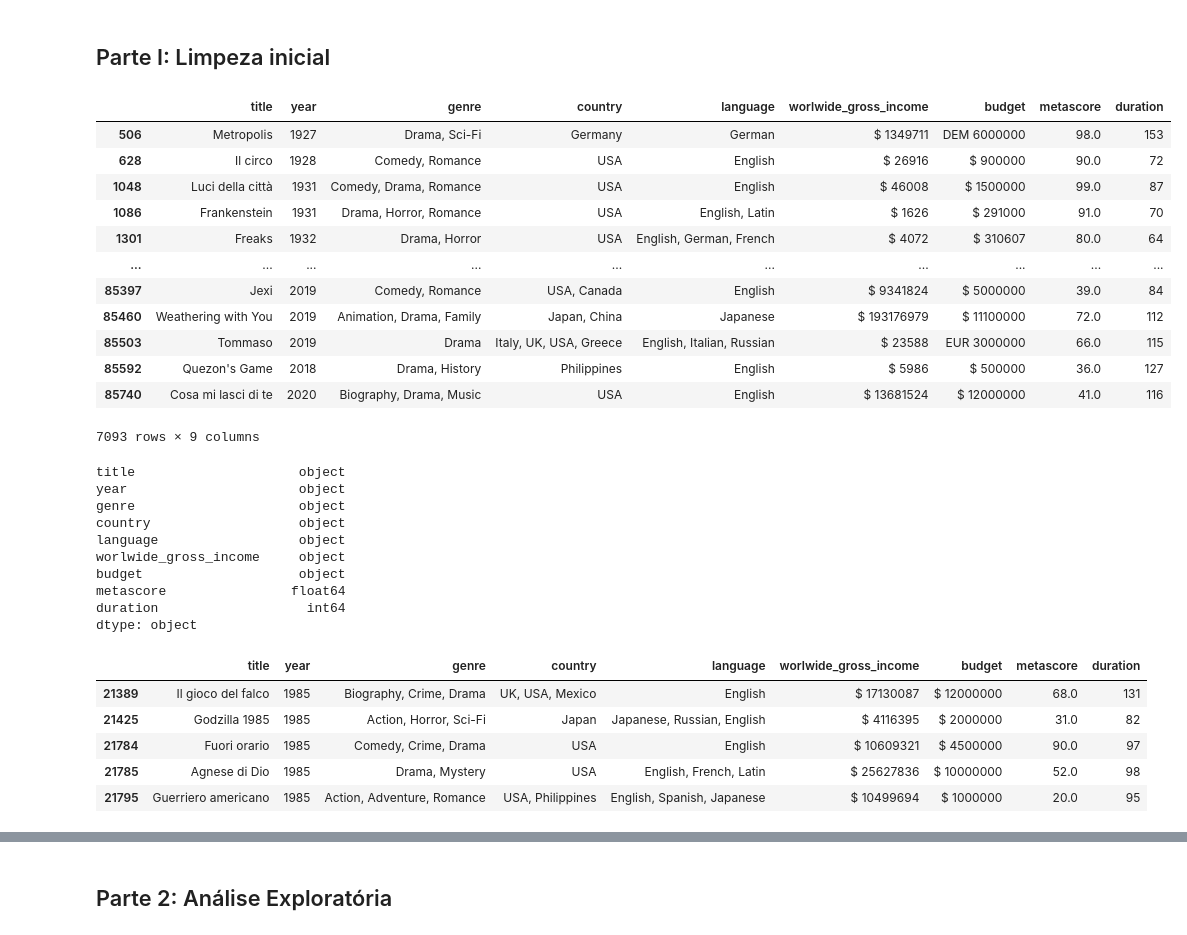
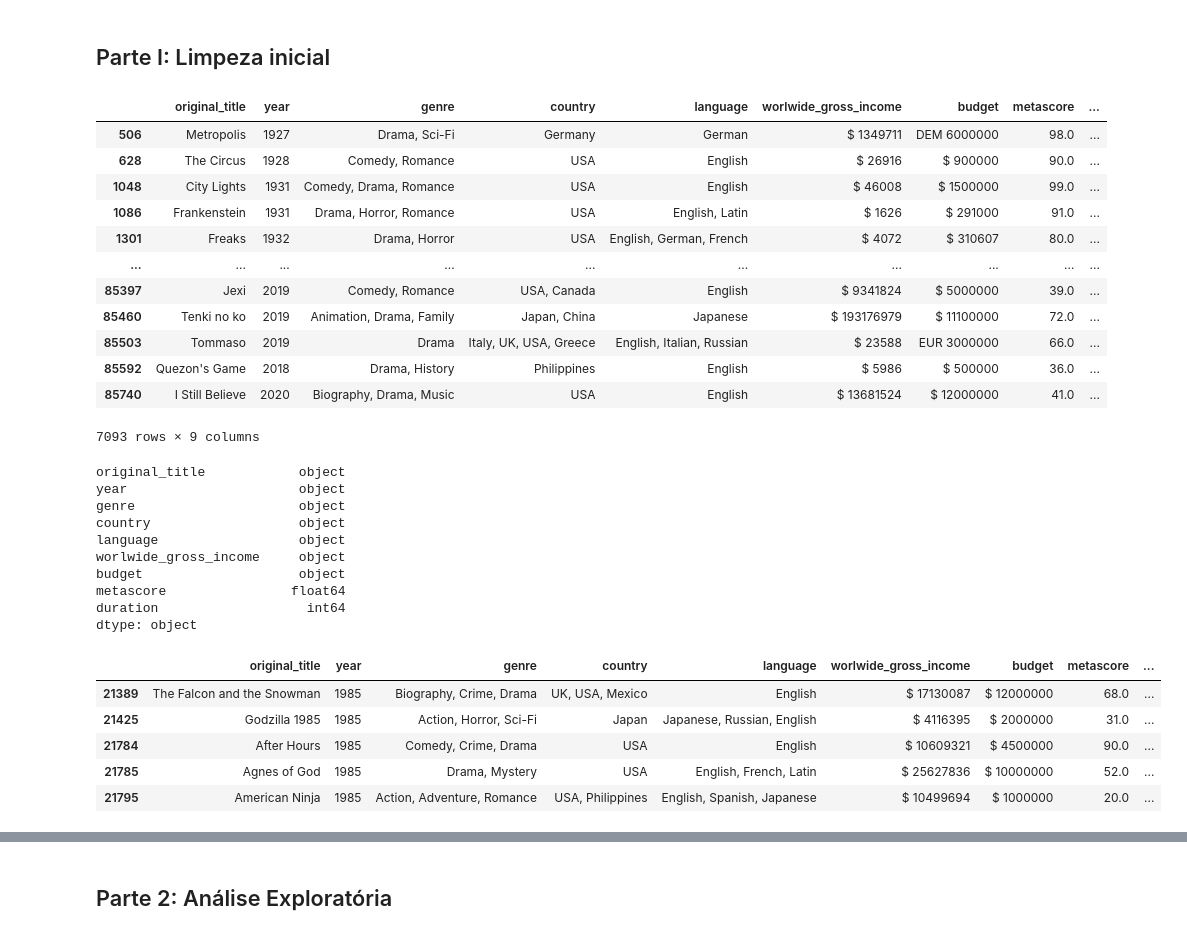
Before and after one commit to gabrielonishi/film-metascore-prediction, a Jupyter notebook: Projeto-2.ipynb, the cells around one changed output, grey strips where cells are left out. Drawn from its saved outputs; the diff is of its cells as text; code cells hidden in the pictures.

```diff
--- a/Projeto-2.ipynb
+++ b/Projeto-2.ipynb
@@ -45,30 +49,30 @@ dados_bruto.head()
 <h2>Parte I: Limpeza inicial</h2>
 # %%
 #Seleção de Colunas relevantes
-dados = dados_bruto[['title','year', 'genre', 'country', 'language','worlwide_gross_income','budget', 'metascore', 'duration' ]]
+dados = dados_bruto[['original_title','year', 'genre', 'country', 'language','worlwide_gross_income','budget', 'metascore', 'duration' ]]
 
 #Remoção de valores nulos (NaN)
 dados = dados.dropna()
 dados
 # %% [output]
-|  | title | year | genre | country | language | worlwide_gross_income | budget | metascore | duration |
-| 506 | Metropolis | 1927 | Drama, Sci-Fi | Germany | German | $ 1349711 | DEM 6000000 | 98.0 | 153 |
-| 628 | Il circo | 1928 | Comedy, Romance | USA | English | $ 26916 | $ 900000 | 90.0 | 72 |
-| 1048 | Luci della città | 1931 | Comedy, Drama, Romance | USA | English | $ 46008 | $ 1500000 | 99.0 | 87 |
-| 1086 | Frankenstein | 1931 | Drama, Horror, Romance | USA | English, Latin | $ 1626 | $ 291000 | 91.0 | 70 |
-| 1301 | Freaks | 1932 | Drama, Horror | USA | English, German, French | $ 4072 | $ 310607 | 80.0 | 64 |
+|  | original_title | year | genre | country | language | worlwide_gross_income | budget | metascore | ... |
+| 506 | Metropolis | 1927 | Drama, Sci-Fi | Germany | German | $ 1349711 | DEM 6000000 | 98.0 | ... |
+| 628 | The Circus | 1928 | Comedy, Romance | USA | English | $ 26916 | $ 900000 | 90.0 | ... |
+| 1048 | City Lights | 1931 | Comedy, Drama, Romance | USA | English | $ 46008 | $ 1500000 | 99.0 | ... |
+| 1086 | Frankenstein | 1931 | Drama, Horror, Romance | USA | English, Latin | $ 1626 | $ 291000 | 91.0 | ... |
+| 1301 | Freaks | 1932 | Drama, Horror | USA | English, German, French | $ 4072 | $ 310607 | 80.0 | ... |
 | ... | ... | ... | ... | ... | ... | ... | ... | ... | ... |
-| 85397 | Jexi | 2019 | Comedy, Romance | USA, Canada | English | $ 9341824 | $ 5000000 | 39.0 | 84 |
-| 85460 | Weathering with You | 2019 | Animation, Drama, Family | Japan, China | Japanese | $ 193176979 | $ 11100000 | 72.0 | 112 |
-| 85503 | Tommaso | 2019 | Drama | Italy, UK, USA, Greece | English, Italian, Russian | $ 23588 | EUR 3000000 | 66.0 | 115 |
-| 85592 | Quezon's Game | 2018 | Drama, History | Philippines | English | $ 5986 | $ 500000 | 36.0 | 127 |
-| 85740 | Cosa mi lasci di te | 2020 | Biography, Drama, Music | USA | English | $ 13681524 | $ 12000000 | 41.0 | 116 |
+| 85397 | Jexi | 2019 | Comedy, Romance | USA, Canada | English | $ 9341824 | $ 5000000 | 39.0 | ... |
+| 85460 | Tenki no ko | 2019 | Animation, Drama, Family | Japan, China | Japanese | $ 193176979 | $ 11100000 | 72.0 | ... |
+| 85503 | Tommaso | 2019 | Drama | Italy, UK, USA, Greece | English, Italian, Russian | $ 23588 | EUR 3000000 | 66.0 | ... |
+| 85592 | Quezon's Game | 2018 | Drama, History | Philippines | English | $ 5986 | $ 500000 | 36.0 | ... |
+| 85740 | I Still Believe | 2020 | Biography, Drama, Music | USA | English | $ 13681524 | $ 12000000 | 41.0 | ... |
 7093 rows × 9 columns
 # %%
 #analisando o tipo de dados de cada uma das colunas
 dados.dtypes
 # %% [output]
-title                     object
+original_title            object
 year                      object
 genre                     object
 country                   object
@@ -87,12 +91,12 @@ dados.year = dados.year.astype('int')
 dados = dados.loc[(dados.year>=1985) & (dados.year<=2000),:]
 dados.head()
 # %% [output]
-|  | title | year | genre | country | language | worlwide_gross_income | budget | metascore | duration |
-| 21389 | Il gioco del falco | 1985 | Biography, Crime, Drama | UK, USA, Mexico | English | $ 17130087 | $ 12000000 | 68.0 | 131 |
-| 21425 | Godzilla 1985 | 1985 | Action, Horror, Sci-Fi | Japan | Japanese, Russian, English | $ 4116395 | $ 2000000 | 31.0 | 82 |
-| 21784 | Fuori orario | 1985 | Comedy, Crime, Drama | USA | English | $ 10609321 | $ 4500000 | 90.0 | 97 |
-| 21785 | Agnese di Dio | 1985 | Drama, Mystery | USA | English, French, Latin | $ 25627836 | $ 10000000 | 52.0 | 98 |
-| 21795 | Guerriero americano | 1985 | Action, Adventure, Romance | USA, Philippines | English, Spanish, Japanese | $ 10499694 | $ 1000000 | 20.0 | 95 |
+|  | original_title | year | genre | country | language | worlwide_gross_income | budget | metascore | ... |
+| 21389 | The Falcon and the Snowman | 1985 | Biography, Crime, Drama | UK, USA, Mexico | English | $ 17130087 | $ 12000000 | 68.0 | ... |
+| 21425 | Godzilla 1985 | 1985 | Action, Horror, Sci-Fi | Japan | Japanese, Russian, English | $ 4116395 | $ 2000000 | 31.0 | ... |
+| 21784 | After Hours | 1985 | Comedy, Crime, Drama | USA | English | $ 10609321 | $ 4500000 | 90.0 | ... |
+| 21785 | Agnes of God | 1985 | Drama, Mystery | USA | English, French, Latin | $ 25627836 | $ 10000000 | 52.0 | ... |
+| 21795 | American Ninja | 1985 | Action, Adventure, Romance | USA, Philippines | English, Spanish, Japanese | $ 10499694 | $ 1000000 | 20.0 | ... |
 # %%
 # Selecionando apenas filmes com budget medido em dólar (começa com $) para uniformizar
 dados = dados.loc[dados.budget.str.startswith('$'),:]
```
Also changed, not shown: parts of 51 cells of this notebook.
